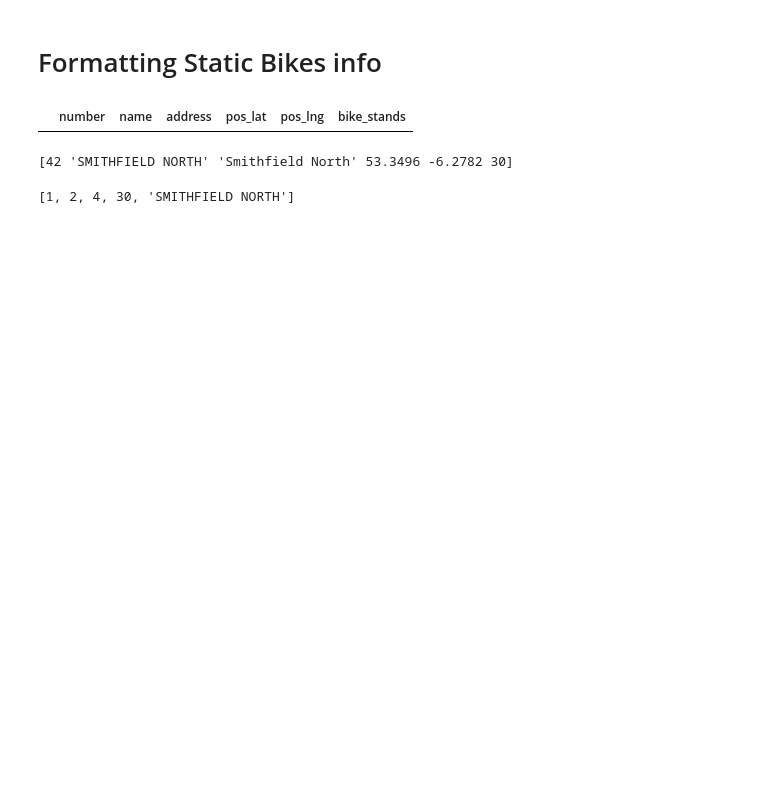
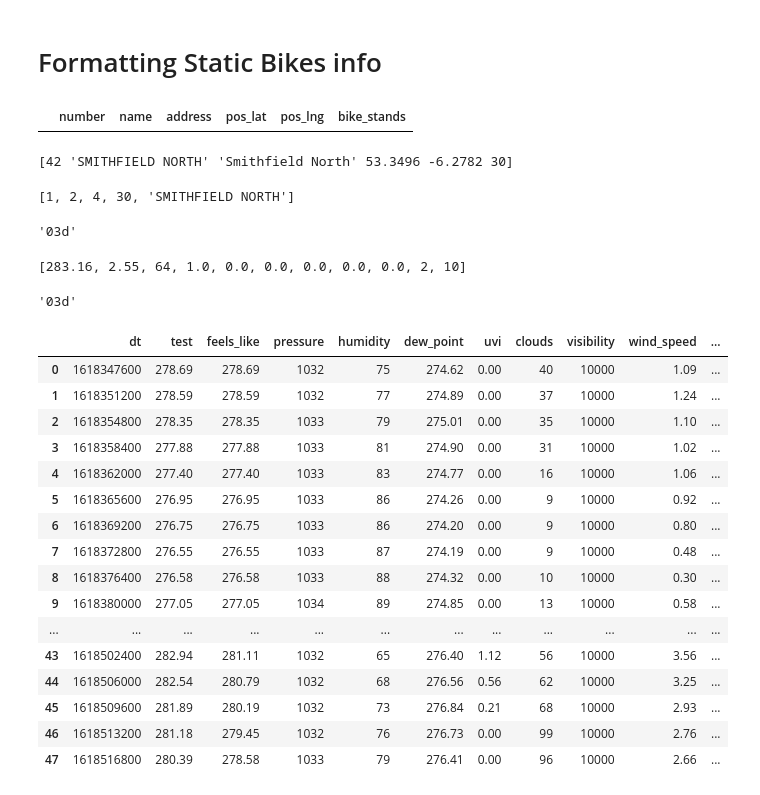
Before and after one commit to LeahE128/wheelieGood, a Jupyter notebook: bikesWeatherModel.ipynb, the cells around one changed output. Saved outputs shown, nothing was run; the diff lists cells and outputs as text; code cells hidden in the pictures; blank space fills up the shorter version.

```diff
--- a/bikesWeatherModel.ipynb
+++ b/bikesWeatherModel.ipynb
@@ -759,3 +777,38 @@ listed.extend((formatted_list[5], formatted_list[1]))
 listed
 # %% [output]
 [1, 2, 4, 30, 'SMITHFIELD NORTH']
+# %%
+mine = [[283.16, 2.55, 64, 1.0, 0.0, 0.0, 0.0, 0.0, 0.0, '03d', 2, 10]]
+mine[0][9]
+# %% [output]
+'03d'
+# %%
+test = [283.16, 2.55, 64, 1.0, 0.0, 0.0, 0.0, 0.0, 0.0, 2, 10, '03d']
+print(test[0:11])
+# %% [output]
+[283.16, 2.55, 64, 1.0, 0.0, 0.0, 0.0, 0.0, 0.0, 2, 10]
+# %%
+test[11]
+# %% [output]
+'03d'
+# %%
+df = df.rename(columns = {'temp':'test'})
+df
+# %% [output]
+|  | dt | test | feels_like | pressure | humidity | dew_point | uvi | clouds | visibility | wind_speed | ... |
+| 0 | 1618347600 | 278.69 | 278.69 | 1032 | 75 | 274.62 | 0.00 | 40 | 10000 | 1.09 | ... |
+| 1 | 1618351200 | 278.59 | 278.59 | 1032 | 77 | 274.89 | 0.00 | 37 | 10000 | 1.24 | ... |
+| 2 | 1618354800 | 278.35 | 278.35 | 1033 | 79 | 275.01 | 0.00 | 35 | 10000 | 1.10 | ... |
+| 3 | 1618358400 | 277.88 | 277.88 | 1033 | 81 | 274.90 | 0.00 | 31 | 10000 | 1.02 | ... |
+| 4 | 1618362000 | 277.40 | 277.40 | 1033 | 83 | 274.77 | 0.00 | 16 | 10000 | 1.06 | ... |
+| 5 | 1618365600 | 276.95 | 276.95 | 1033 | 86 | 274.26 | 0.00 | 9 | 10000 | 0.92 | ... |
+| 6 | 1618369200 | 276.75 | 276.75 | 1033 | 86 | 274.20 | 0.00 | 9 | 10000 | 0.80 | ... |
+| 7 | 1618372800 | 276.55 | 276.55 | 1033 | 87 | 274.19 | 0.00 | 9 | 10000 | 0.48 | ... |
+| 8 | 1618376400 | 276.58 | 276.58 | 1033 | 88 | 274.32 | 0.00 | 10 | 10000 | 0.30 | ... |
+| 9 | 1618380000 | 277.05 | 277.05 | 1034 | 89 | 274.85 | 0.00 | 13 | 10000 | 0.58 | ... |
+| ... | ... | ... | ... | ... | ... | ... | ... | ... | ... | ... | ... |
+| 43 | 1618502400 | 282.94 | 281.11 | 1032 | 65 | 276.40 | 1.12 | 56 | 10000 | 3.56 | ... |
+| 44 | 1618506000 | 282.54 | 280.79 | 1032 | 68 | 276.56 | 0.56 | 62 | 10000 | 3.25 | ... |
+| 45 | 1618509600 | 281.89 | 280.19 | 1032 | 73 | 276.84 | 0.21 | 68 | 10000 | 2.93 | ... |
+| 46 | 1618513200 | 281.18 | 279.45 | 1032 | 76 | 276.73 | 0.00 | 99 | 10000 | 2.76 | ... |
+| 47 | 1618516800 | 280.39 | 278.58 | 1033 | 79 | 276.41 | 0.00 | 96 | 10000 | 2.66 | ... |
```
Also changed, not shown: parts of 17 cells of this notebook, 2 other files.
